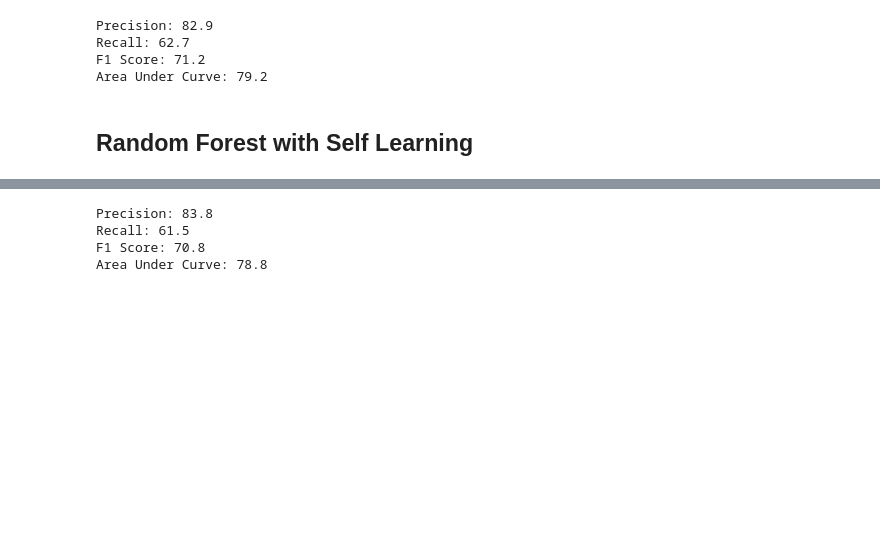
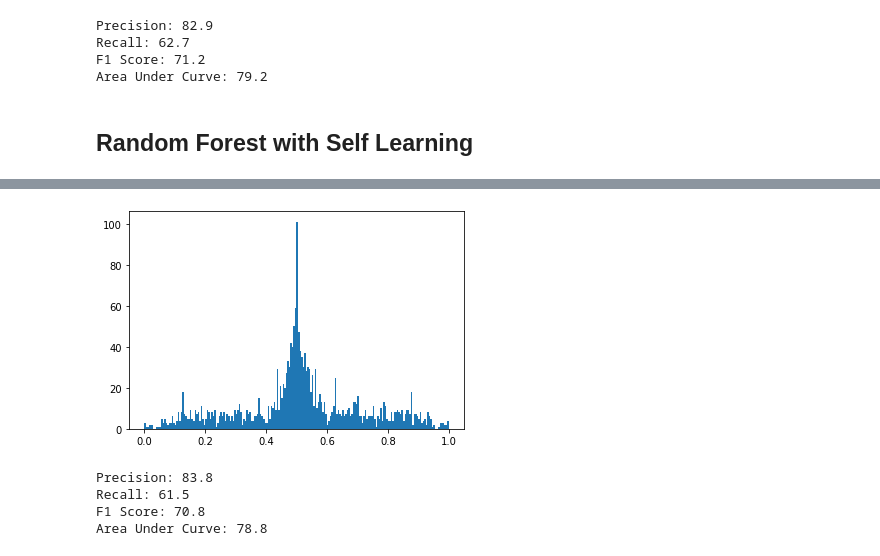
Before and after one commit to itsshivampal/Concept-Prerequiste-Learning, a Jupyter notebook: Physics Exp Setup/Prop_Sup Method/Self Learning.ipynb, the cells around one changed output, grey strips where cells are left out. Cells and saved outputs as stored; diff of their text form; code cells hidden in the pictures; blank space fills up the shorter version.

```diff
--- a/Physics Exp Setup/Prop_Sup Method/Self Learning.ipynb
+++ b/Physics Exp Setup/Prop_Sup Method/Self Learning.ipynb
@@ -259,3 +264,8 @@ plt.show()
+# %%
+plt.hist(rank_diff, bins = 200)
+plt.show()
+# %% [output]
+[figure, added]
 # %%
 w = []
 for i in range(len(tfidf)):
```
Also changed, not shown: parts of 3 cells of this notebook.
